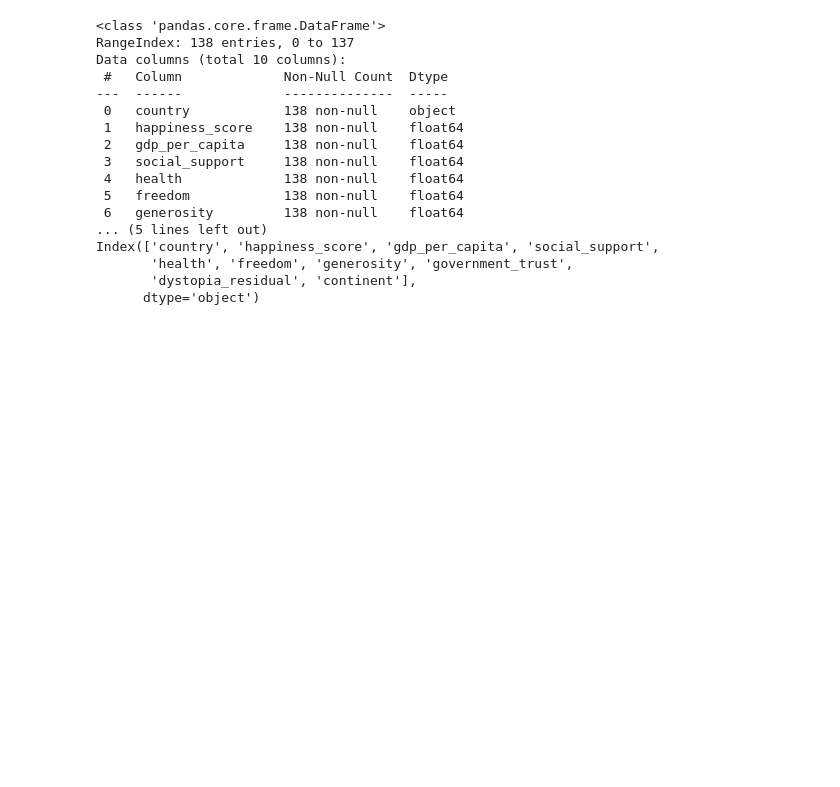
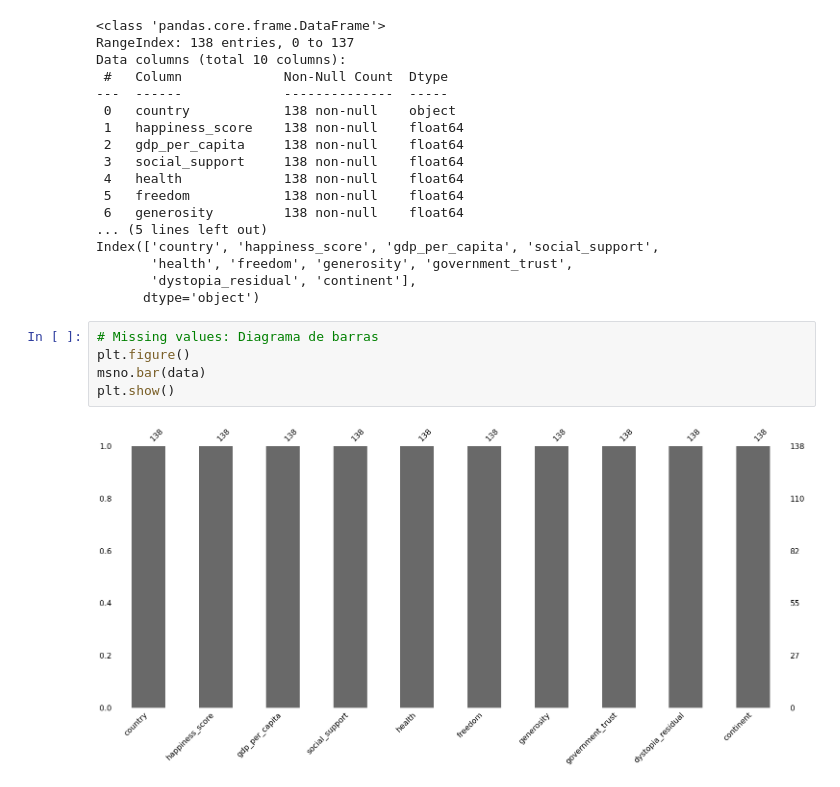
Before and after one commit to AlexNoelHdz/python_stuff, a Jupyter notebook: Estadistica_1/Estadistica_1.ipynb, the cells around one changed output. Drawn from its saved outputs; the diff is of its cells as text; blank space fills up the shorter version.

```diff
--- a/Estadistica_1/Estadistica_1.ipynb
+++ b/Estadistica_1/Estadistica_1.ipynb
@@ -25,3 +28,10 @@ Index(['country', 'happiness_score', 'gdp_per_capita', 'social_support',
        'health', 'freedom', 'generosity', 'government_trust',
        'dystopia_residual', 'continent'],
       dtype='object')
+# %%
+# Missing values: Diagrama de barras
+plt.figure()
+msno.bar(data)
+plt.show()
+# %% [output]
+[figure, added]
```
Also changed, not shown: parts of 3 cells of this notebook.
